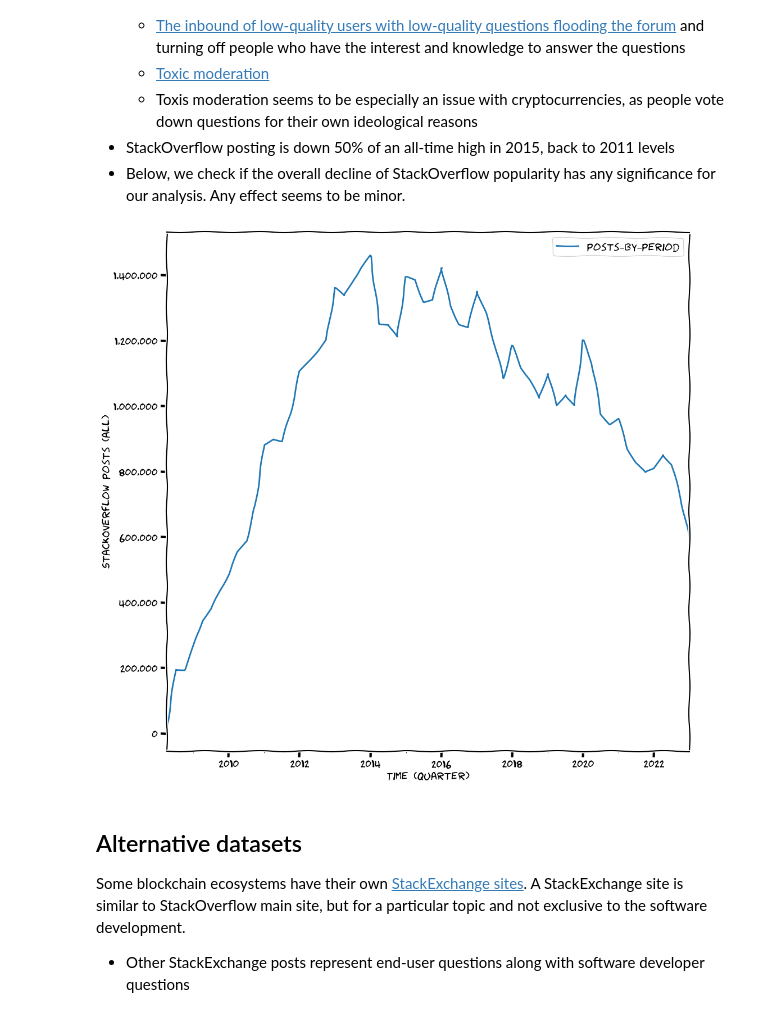
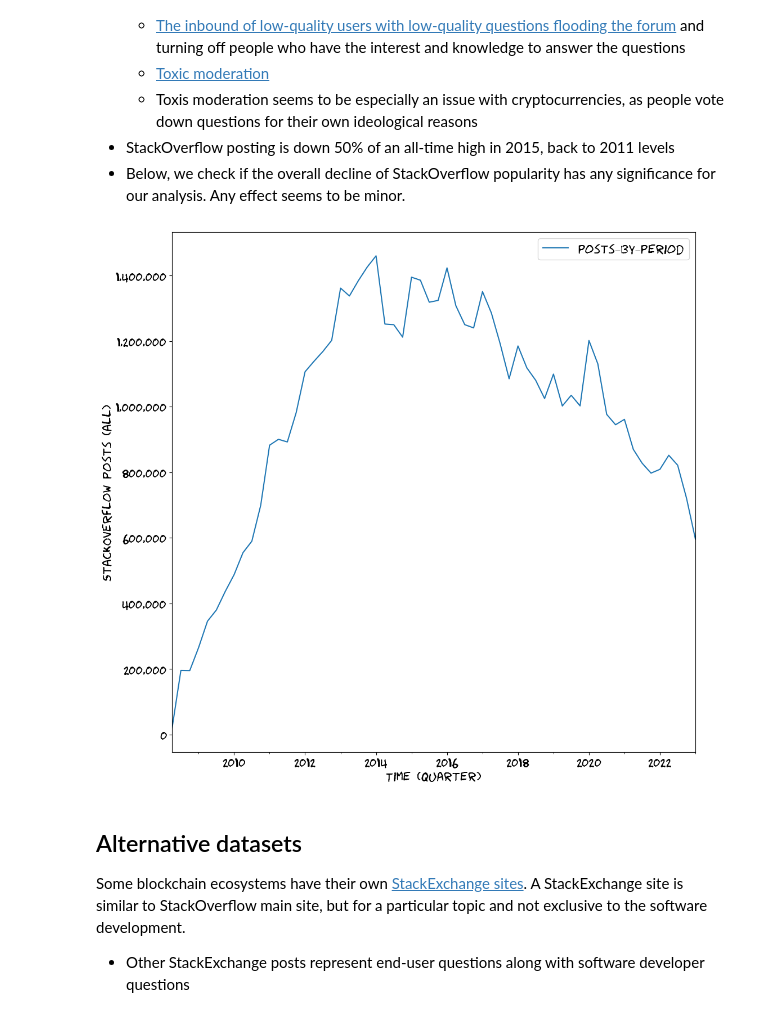
Before and after one commit to tradingstrategy-ai/blockchain-stackoverflow, a Jupyter notebook: research.ipynb, the cells around one changed output. Cells and saved outputs as stored; diff of their text form; code cells hidden in the pictures.

```diff
--- a/research.ipynb
+++ b/research.ipynb
@@ -79,18 +83,18 @@ StackOverflow is, and has been, the number one software development questions an
 # %%
 import matplotlib.pyplot as pyplot
 
 from blockchain_stackoverflow.helpers import axis_formatter_with_separator
 
 all_posts_quarterly = pd.read_parquet("post_counts_quarterly.parquet")
 all_posts_quarterly = all_posts_quarterly[:pd.Timestamp("2023-05-31")]
 
-with pyplot.xkcd():
-    ax = all_posts_quarterly.plot.line()
-    ax.set_xlabel("Time (quarter)")
-    ax.set_ylabel("StackOverflow posts (all)")
-    ax.get_yaxis().set_major_formatter(axis_formatter_with_separator)
+#with pyplot.xkcd():
+ax = all_posts_quarterly.plot.line()
+ax.set_xlabel("Time (quarter)")
+ax.set_ylabel("StackOverflow posts (all)")
+ax.get_yaxis().set_major_formatter(axis_formatter_with_separator)
 # %% [output]
-[figure, old version]
+[figure, new version]
 # %% [markdown]
 ## Alternative datasets
 
```
Also changed, not shown: parts of 22 cells of this notebook, 4 other files.
